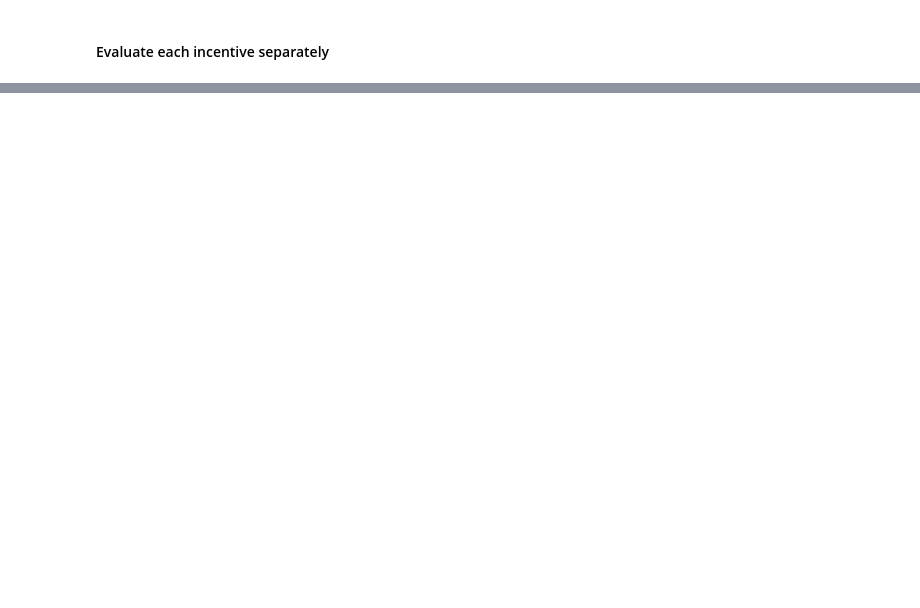
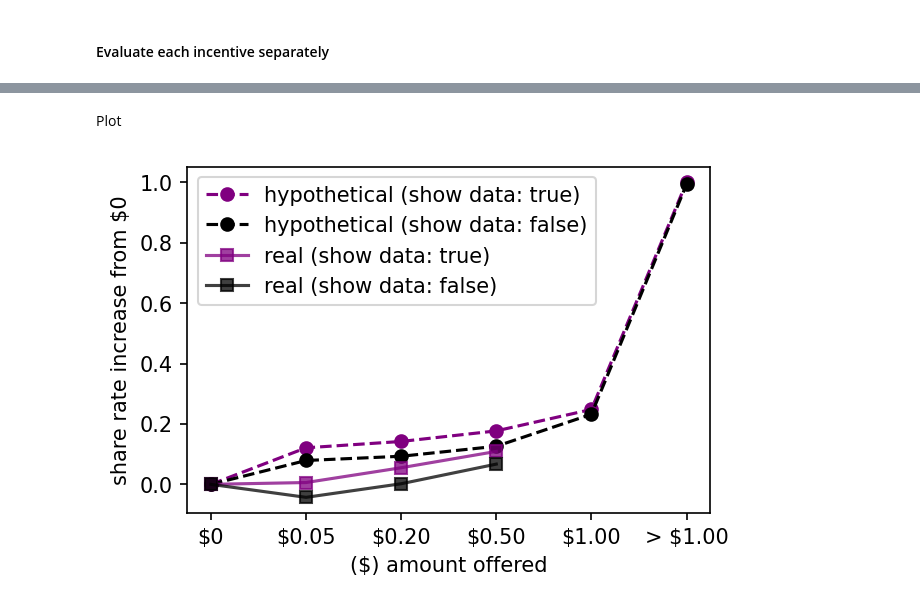
Before and after one commit to aberke/amazon-study, a Jupyter notebook: data-analysis/survey-data.ipynb, the cells around one changed output, grey strips where cells are left out. Saved outputs shown, nothing was run; the diff lists cells and outputs as text; code cells hidden in the pictures; blank space fills up the shorter version.

Commit message:
added survey data analysis:
- larger regression model with multiple demographic variables
- another way to compare real vs hypothetical impact of bonus incentives

```diff
--- a/data-analysis/survey-data.ipynb
+++ b/data-analysis/survey-data.ipynb
@@ -2612,0 +2674,4 @@ agg_share_df
+# %%
+hypo_share_df = hypo_shares_all_incentives[hypo_shares_all_incentives['incentive']=='control']
+print(len(hypo_share_df))
+hypo_share_df.head()
@@ -2612,0 +2717,4 @@ agg_share_df
+# %%
+hypo_share_rate_change_showdata_false = get_hypo_share_rate_change(hypo_share_df[hypo_share_df['showdata']==False])
+print('hypothetical increase in share rate for showdata: False')
+hypo_share_rate_change_showdata_false
@@ -2612,0 +2731,5 @@ agg_share_df
+# %%
+hypo_share_rate_change_showdata_true = get_hypo_share_rate_change(hypo_share_df[hypo_share_df['showdata']==True])
+print('hypothetical increase in share rate for showdata: True')
+
+hypo_share_rate_change_showdata_true
@@ -2612,0 +2746,31 @@ agg_share_df
+# %% [markdown]
+Plot
+# %%
+alpha = 0.75
+fig,ax = plt.subplots(1,1, figsize=(4.5,3), dpi=150)
+# showdata:true
+ax.plot(hypo_share_rate_change_showdata_true['cumulative share rate'],
+        'o--',
+        color='purple', markersize=6,
+       label='hypothetical (show data: true)')
+ax.plot(hypo_share_rate_change_showdata_false['cumulative share rate'],
+        'o--',
+        color='black', markersize=6,
+       label='hypothetical (show data: false)')
+ax.plot(real_share_rate_change_showdata_true,
+        's-',
+        alpha=alpha,
+        color='purple', markersize=6,
+       label='real (show data: true)')
+
+ax.plot(real_share_rate_change_showdata_false,
+        's-',
+        alpha=alpha,
+        color='black', markersize=6,
+       label='real (show data: false)')
+#ax.set_ylim([0,1])
+ax.set_ylabel('share rate increase from $0')
+ax.set_xlabel('($) amount offered')
+_ = ax.legend()
+# %% [output]
+[figure, added]
```
Also changed, not shown: parts of 77 cells of this notebook.
